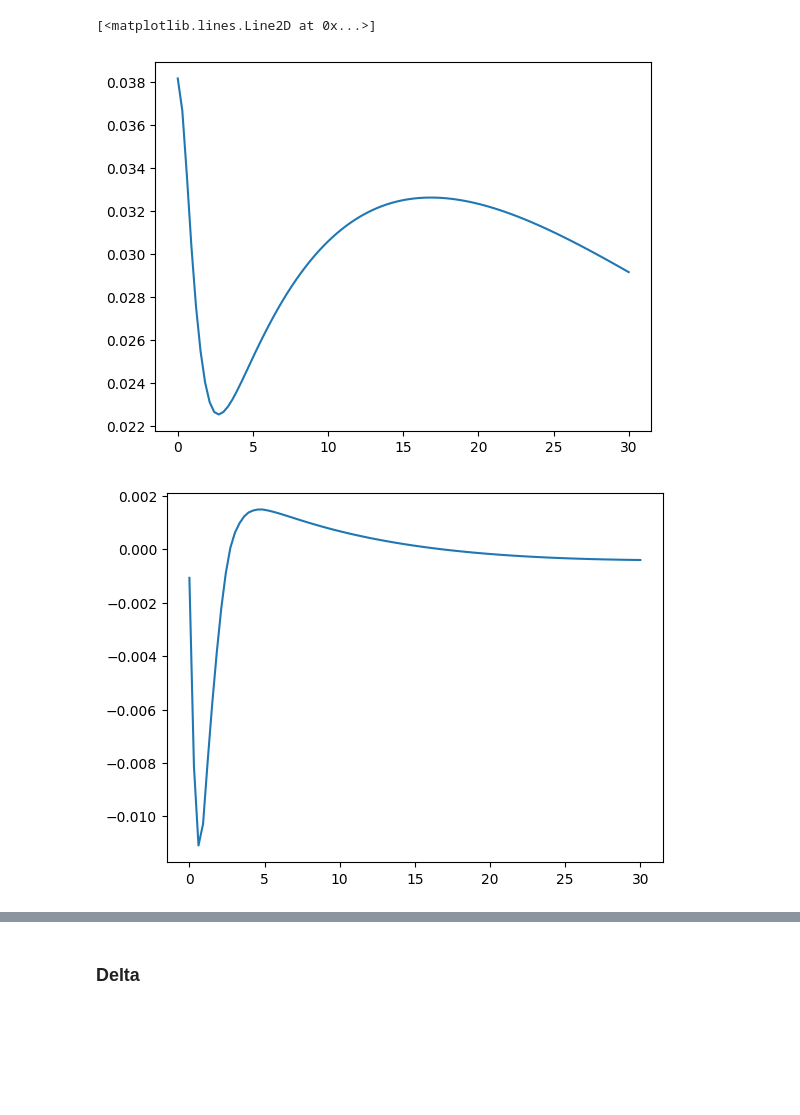
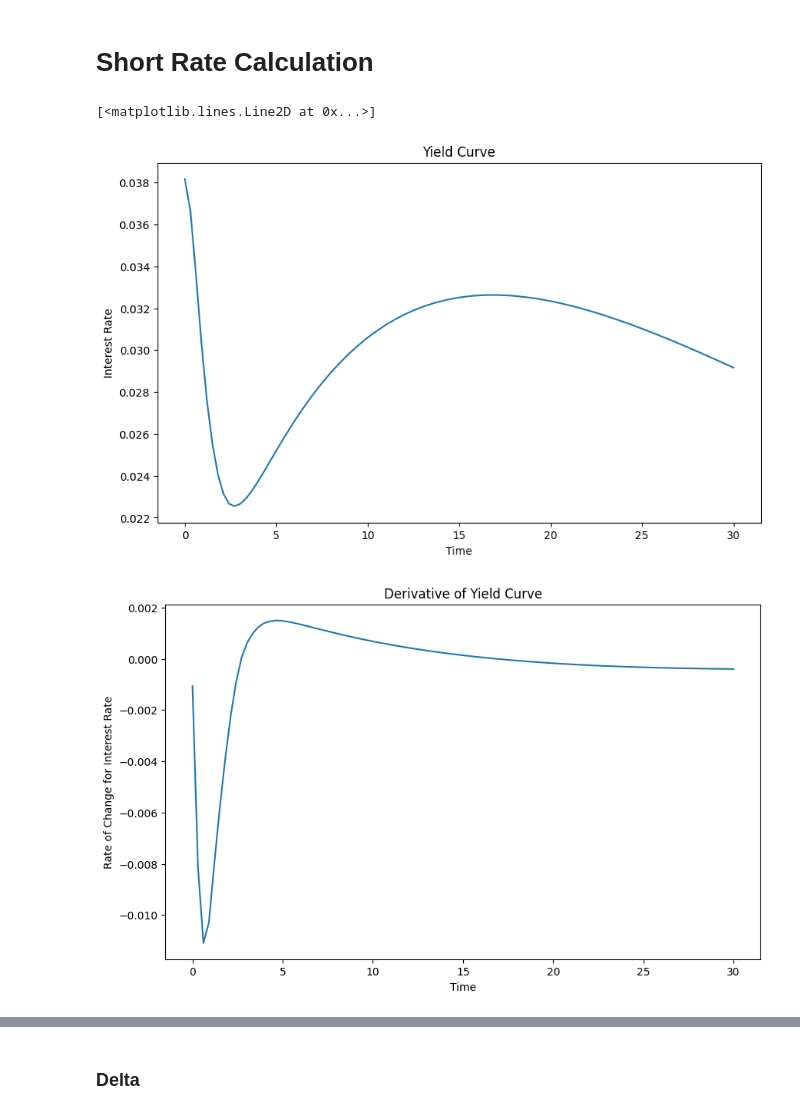
Before and after one commit to pmchrist/Pricing-Interest-Rate-Swaptions, a Jupyter notebook: Functions.ipynb, the cells around one changed output, grey strips where cells are left out. Saved outputs shown, nothing was run; the diff lists cells and outputs as text; code cells hidden in the pictures; blank space fills up the shorter version.

Commit message:
Added parall to func, improved graphs

```diff
--- a/Functions.ipynb
+++ b/Functions.ipynb
@@ -1,12 +10,12 @@
+# %% [markdown]
+# Short Rate Calculation
 # %%
-import matplotlib.pyplot as plt
-import numpy as np
-from scipy.interpolate import CubicSpline
-
-# Yields Data from ECB
-current_yields = [
+# Interest Rates
+r0 = .04
+# ECB Market Yield Curve on 7th November 2023 (Humped)
+market_yields = [
     (0.25, .03708004),
-    (0.5, .03480834),
+    (0.50, .03480834),
     (0.75, .03205257),
     (1.0, .02944257),
     (2.0, .02342641),
@@ -29,39 +38,74 @@ current_yields = [
     (19.0, .03249129),
     (20.0, .03234093),
     (21.0, .03214597),
     (22.0, .03191205),
     (23.0, .03164432),
     (24.0, .03134746),
     (25.0, .03102571),
     (26.0, .03068293),
     (27.0, .03032262),
     (28.0, .02994794),
     (29.0, .02956175),
     (30.0, .02916661),
 ]
+# Flat Yield Curve
+flat_yields = [
+    (0.5, .04),
+    (2.0, .04),
+    (5.0, .04),
+    (10.0, .04),
+]
+# Normal(Upward) Yield Curve
+upward_yields = [
+    (0.25, .041),
+    (1.0, .042),
+    (2.0, .043),
+    (4.0, .044),
+    (8.0, .0452),
+    (12.0, .046),
+    (24.0, .047),
+    (30.0, .0471),
+]
+# Inverted Yield Curve
+downward_yields = [
+    (0.25, .039),
+    (1.0, .038),
+    (2.0, .037),
+    (4.0, .036),
+    (8.0, .0348),
+    (12.0, .034),
+    (24.0, .033),
+    (30.0, .0329),
+]
 
 # Extract durations and yields
-durations = [item[0] for item in current_yields]
-yields = [item[1] for item in current_yields]
+yield_curve = market_yields
+durations = [item[0] for item in yield_curve]
+yields = [item[1] for item in yield_curve]
 
 # Fit cubic spline
 yield_curve = CubicSpline(durations, yields)
 
 # Visualize the Fitted Curve
 maturities = np.linspace(0.0, 30, 100)    # Generate 100 points (maturity time points) between 0.0 and 30.0
 fitted_yields = yield_curve(maturities)   # Get the corresponding yields to maturity
-plt.figure(1)
+plt.figure(1, figsize=(10,6))
+plt.title("Yield Curve")
+plt.xlabel("Time")
+plt.ylabel("Interest Rate")
 plt.plot(maturities, fitted_yields)
 
 # Visualize the Fitted Curve dt
 maturities = np.linspace(0.0, 30, 100)    # Generate 100 points (maturity time points) between 0.0 and 30.0
 fitted_yields_dt = yield_curve.derivative(nu=1)(maturities)   # Get the corresponding yields to maturity
-plt.figure(2)
+plt.figure(2, figsize=(10,6))
+plt.title("Derivative of Yield Curve")
+plt.xlabel("Time")
+plt.ylabel("Rate of Change for Interest Rate")
 plt.plot(maturities, fitted_yields_dt)
-# To Be continued
 # %% [output]
 [<matplotlib.lines.Line2D at 0x...>]
-[figure, old version]
+[figure, new version]
-[figure, old version]
+[figure, new version]
 # %%
 # Simulation's Parameters
```
Also changed, not shown: parts of 23 cells of this notebook, 1 other file.
